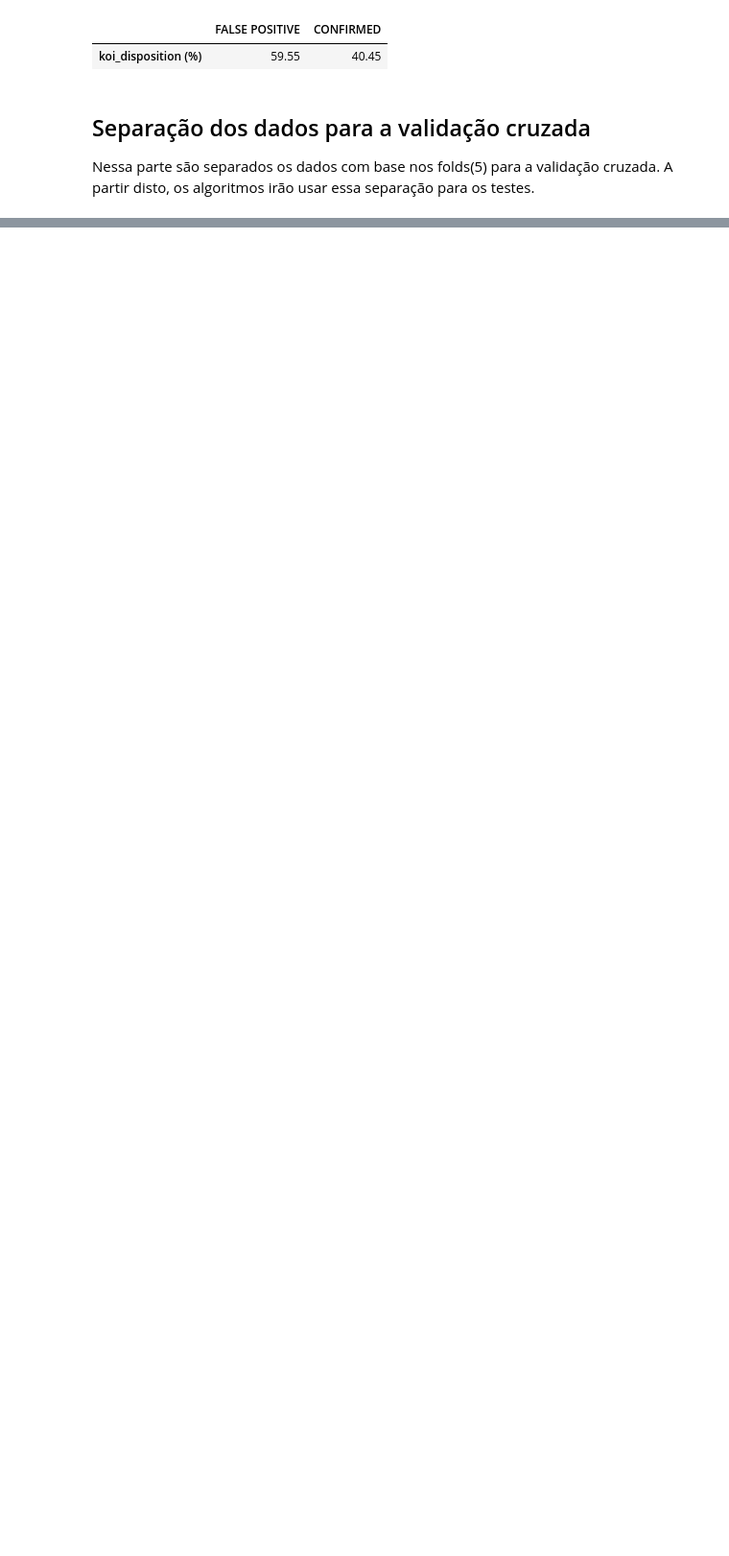
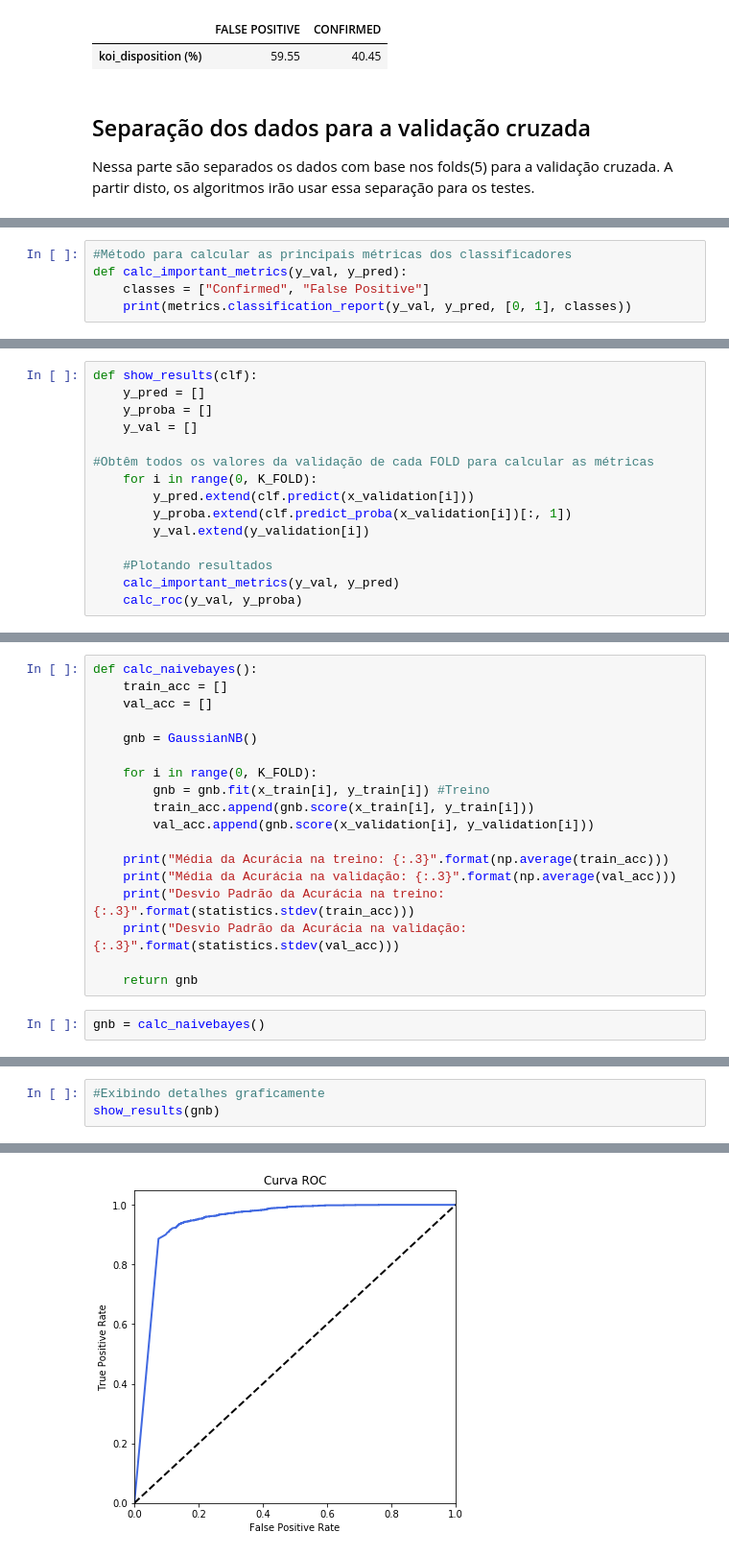
Before and after one commit to danielkansaon/MachineLearning, a Jupyter notebook: TP1/tp1.ipynb, the cells around one changed output, grey strips where cells are left out. Shown at 96% size. Saved outputs shown, nothing was run; the diff lists cells and outputs as text; blank space fills up the shorter version.

```diff
--- a/TP1/tp1.ipynb
+++ b/TP1/tp1.ipynb
@@ -234,0 +114,5 @@ Desvio Padrão da Acurácia na validação: 0.0131
+# %%
+#Método para calcular as principais métricas dos classificadores
+def calc_important_metrics(y_val, y_pred):
+    classes = ["Confirmed", "False Positive"]
+    print(metrics.classification_report(y_val, y_pred, [0, 1], classes))
@@ -234,0 +144,15 @@ Desvio Padrão da Acurácia na validação: 0.0131
+# %%
+def show_results(clf):
+    y_pred = []
+    y_proba = []
+    y_val = []
+
+#Obtêm todos os valores da validação de cada FOLD para calcular as métricas
+    for i in range(0, K_FOLD):
+        y_pred.extend(clf.predict(x_validation[i]))
+        y_proba.extend(clf.predict_proba(x_validation[i])[:, 1])
+        y_val.extend(y_validation[i])
+
+    #Plotando resultados
+    calc_important_metrics(y_val, y_pred)
+    calc_roc(y_val, y_proba)
@@ -234,0 +167,20 @@ Desvio Padrão da Acurácia na validação: 0.0131
+# %%
+def calc_naivebayes():
+    train_acc = []
+    val_acc = []
+
+    gnb = GaussianNB()
+
+    for i in range(0, K_FOLD):
+        gnb = gnb.fit(x_train[i], y_train[i]) #Treino
+        train_acc.append(gnb.score(x_train[i], y_train[i]))
+        val_acc.append(gnb.score(x_validation[i], y_validation[i]))
+
+    print("Média da Acurácia na treino: {:.3}".format(np.average(train_acc)))
+    print("Média da Acurácia na validação: {:.3}".format(np.average(val_acc)))
+    print("Desvio Padrão da Acurácia na treino: {:.3}".format(statistics.stdev(train_acc)))
+    print("Desvio Padrão da Acurácia na validação: {:.3}".format(statistics.stdev(val_acc)))
+
+    return gnb
+# %%
+gnb = calc_naivebayes()
@@ -234,0 +194,4 @@ Desvio Padrão da Acurácia na validação: 0.0131
+# %%
+#Exibindo detalhes graficamente
+show_results(gnb)
+# %% [output]
@@ -234,0 +206 @@ Desvio Padrão da Acurácia na validação: 0.0131
+[figure, added]
```
Also changed, not shown: parts of 74 cells of this notebook.
